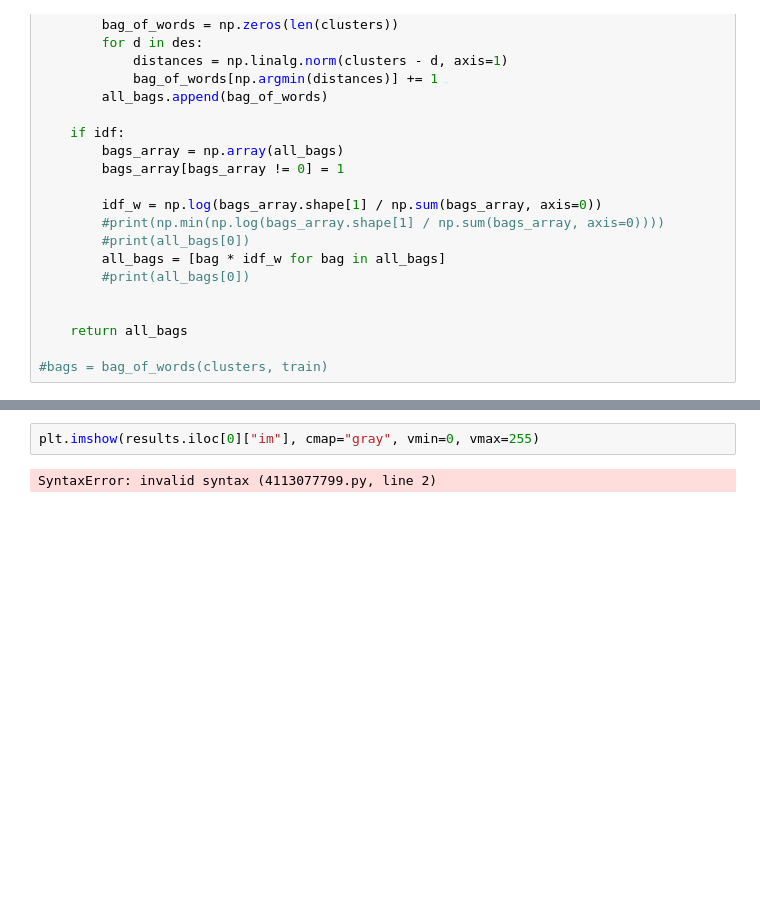
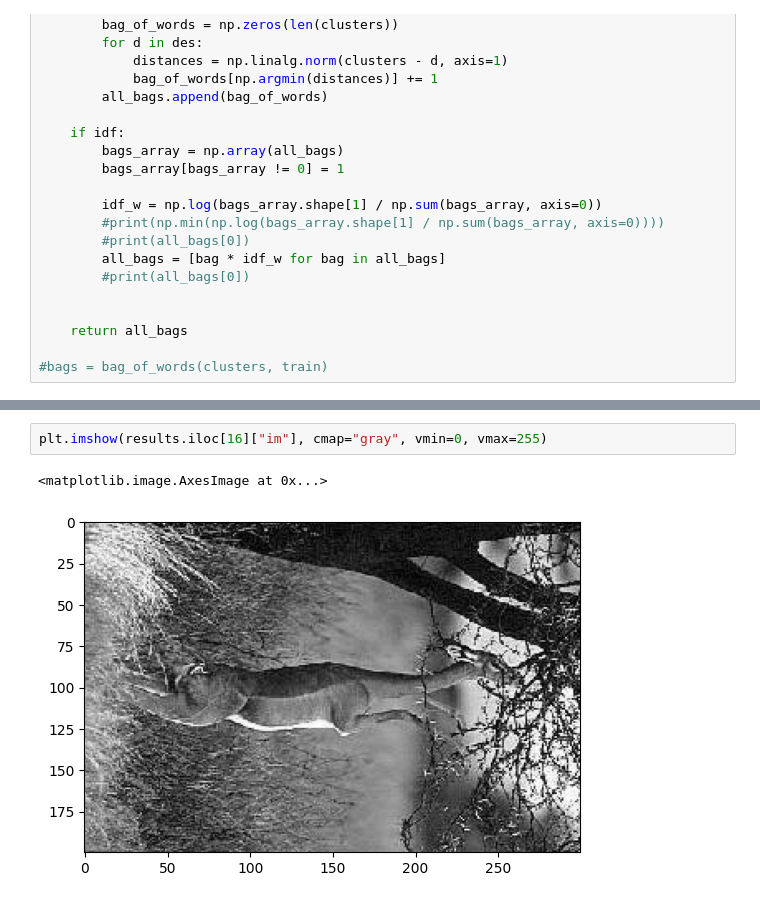
Before and after one commit to Cyrkryta/vision-image-processing, a Jupyter notebook: assignment-4/assignment4.ipynb, the cells around one changed output, grey strips where cells are left out. Cells and saved outputs as stored; diff of their text form; blank space fills up the shorter version.

```diff
--- a/assignment-4/assignment4.ipynb
+++ b/assignment-4/assignment4.ipynb
@@ -214,7 +279,8 @@ Name: 0, dtype: object
 # %%
-plt.imshow(results.iloc[0]["im"], cmap="gray", vmin=0, vmax=255)
+plt.imshow(results.iloc[16]["im"], cmap="gray", vmin=0, vmax=255)
 # %% [output]
-SyntaxError: invalid syntax (4113077799.py, line 2)
+<matplotlib.image.AxesImage at 0x...>
+[figure, added]
 # %%
 #plot histograms
 plt.subplot(1, 2, 1)
```
Also changed, not shown: parts of 6 cells of this notebook.
